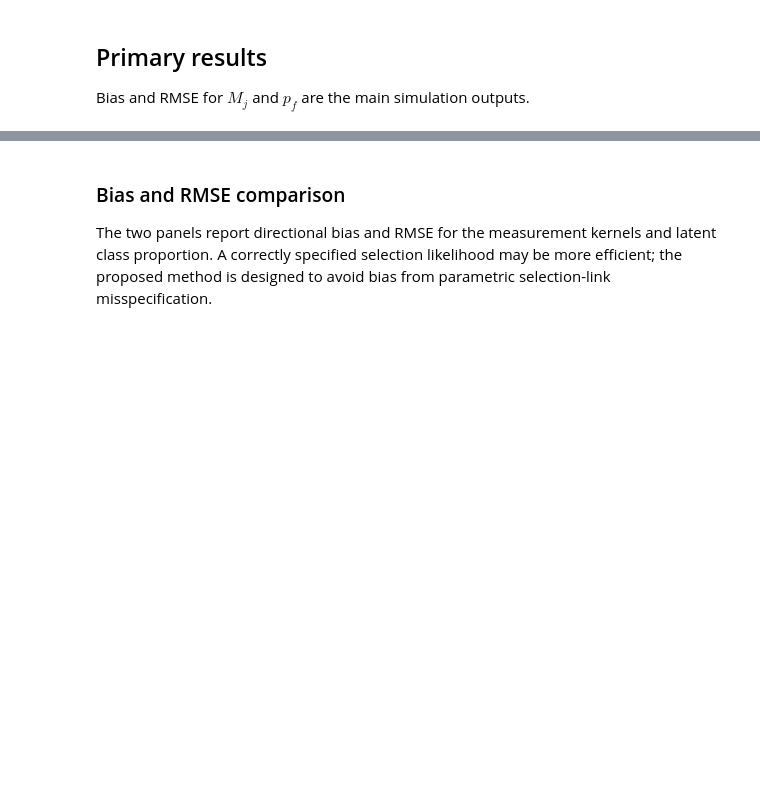
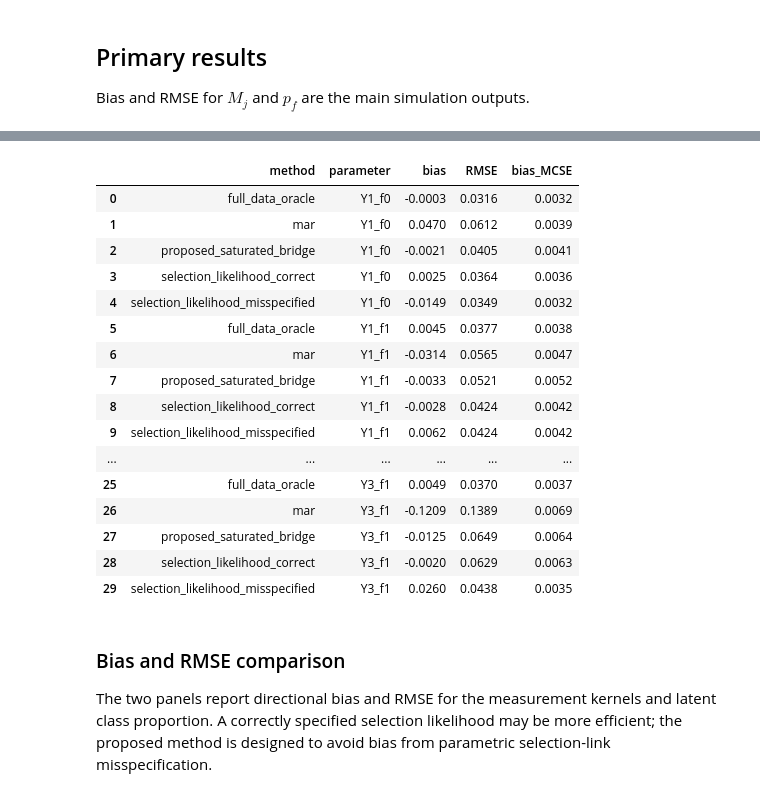
Before and after one commit to MHsamurai/missing-IV, a Jupyter notebook: simulation/allman_latent_mnar_simulation.ipynb, the cells around one changed output, grey strips where cells are left out. Cells and saved outputs as stored; diff of their text form; code cells hidden in the pictures; blank space fills up the shorter version.

Commit message:
Add Monte Carlo and parameter diagnostics

```diff
--- a/simulation/allman_latent_mnar_simulation.ipynb
+++ b/simulation/allman_latent_mnar_simulation.ipynb
@@ -85,3 +89,36 @@ summary[[
+# %%
+measurement_rows = []
+for column in [c for c in replication_results if c.startswith("M_error_")]:
+    parameter = column.removeprefix("M_error_")
+    for method, values in replication_results.groupby("method")[column]:
+        measurement_rows.append({
+            "method": method,
+            "parameter": parameter,
+            "bias": values.mean(),
+            "RMSE": (values.pow(2).mean()) ** 0.5,
+            "bias_MCSE": values.std(ddof=1) / len(values) ** 0.5,
+        })
+parameter_summary = pd.DataFrame(measurement_rows)
+parameter_summary.to_csv(results_dir / "allman_parameter_summary.csv", index=False)
+parameter_summary.round(4)
+# %% [output]
+|  | method | parameter | bias | RMSE | bias_MCSE |
+| 0 | full_data_oracle | Y1_f0 | -0.0003 | 0.0316 | 0.0032 |
+| 1 | mar | Y1_f0 | 0.0470 | 0.0612 | 0.0039 |
+| 2 | proposed_saturated_bridge | Y1_f0 | -0.0021 | 0.0405 | 0.0041 |
+| 3 | selection_likelihood_correct | Y1_f0 | 0.0025 | 0.0364 | 0.0036 |
+| 4 | selection_likelihood_misspecified | Y1_f0 | -0.0149 | 0.0349 | 0.0032 |
+| 5 | full_data_oracle | Y1_f1 | 0.0045 | 0.0377 | 0.0038 |
+| 6 | mar | Y1_f1 | -0.0314 | 0.0565 | 0.0047 |
+| 7 | proposed_saturated_bridge | Y1_f1 | -0.0033 | 0.0521 | 0.0052 |
+| 8 | selection_likelihood_correct | Y1_f1 | -0.0028 | 0.0424 | 0.0042 |
+| 9 | selection_likelihood_misspecified | Y1_f1 | 0.0062 | 0.0424 | 0.0042 |
+| ... | ... | ... | ... | ... | ... |
+| 25 | full_data_oracle | Y3_f1 | 0.0049 | 0.0370 | 0.0037 |
+| 26 | mar | Y3_f1 | -0.1209 | 0.1389 | 0.0069 |
+| 27 | proposed_saturated_bridge | Y3_f1 | -0.0125 | 0.0649 | 0.0064 |
+| 28 | selection_likelihood_correct | Y3_f1 | -0.0020 | 0.0629 | 0.0063 |
+| 29 | selection_likelihood_misspecified | Y3_f1 | 0.0260 | 0.0438 | 0.0035 |
 # %% [markdown]
 ### Bias and RMSE comparison
 
```
Also changed, not shown: parts of 3 cells of this notebook, 3 other files.
